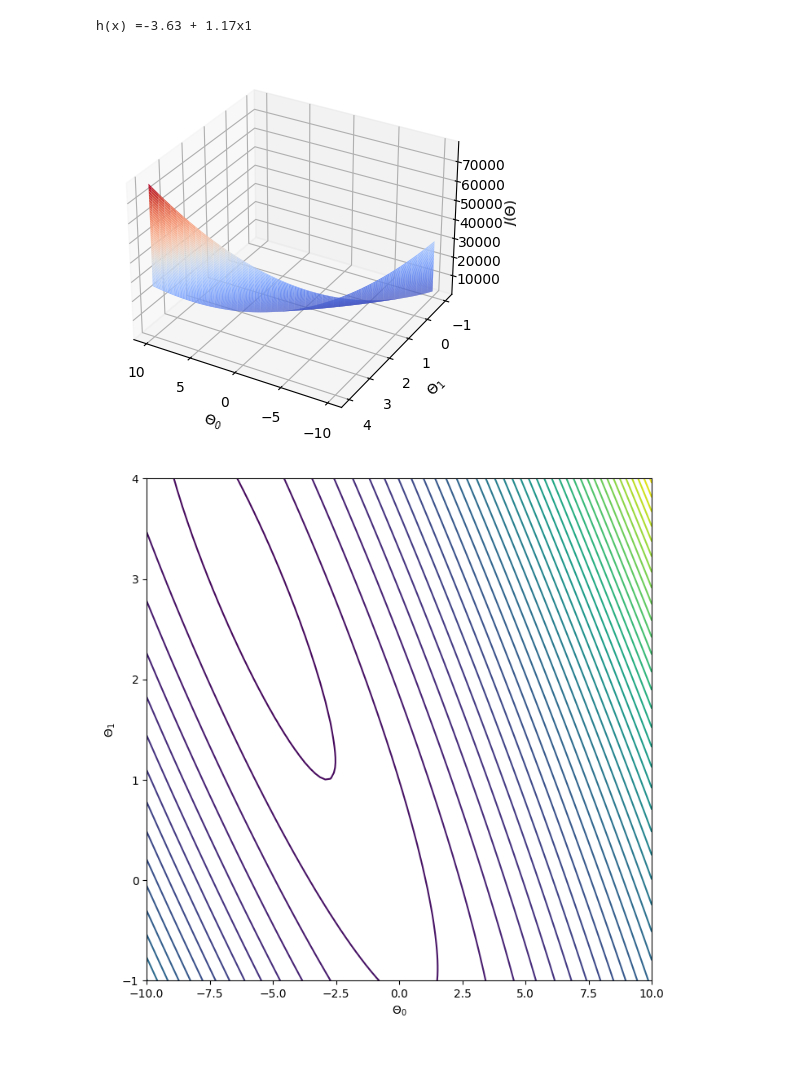
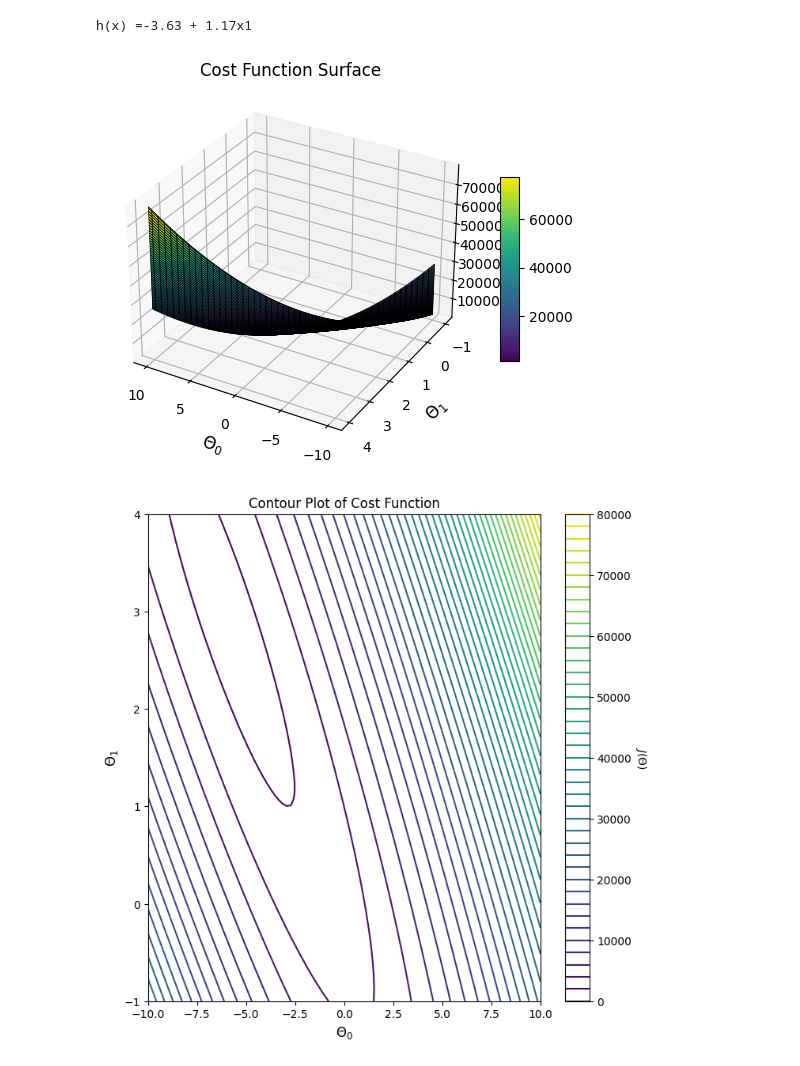
Before and after one commit to Bappy60/ML_Assignment, a Jupyter notebook: Contour Plot/contour_plot.ipynb, the cells around one changed output. Cells and saved outputs as stored; diff of their text form; code cells hidden in the pictures.

```diff
--- a/Contour Plot/contour_plot.ipynb
+++ b/Contour Plot/contour_plot.ipynb
@@ -57,10 +75,13 @@ Text(0.5, 1.0, 'Profit Prediction')
 # %%
 def computeCost(X,y,theta):
-    m=len(y)
-    predictions=X.dot(theta)
-    square_err=(predictions - y)**2
+    number_of_data = len(y)
+    predictions = X.dot(theta)
+    square_err = (predictions - y) ** 2
 
-    return 1/(2*m) * np.sum(square_err)
+    # Use np.sum directly without multiplying by 1/(2*number_of_data) for simplicity
+    cost = np.sum(square_err) / (2 * number_of_data)
+
+    return cost
 # %%
 data_n=data.values
 m=data_n[:,0].size
@@ -105,20 +126,42 @@ for i in range(len(theta0_vals)):
 # %%
 fig = plt.figure()
 ax = fig.add_subplot(111, projection='3d')
-surf=ax.plot_surface(theta0_vals,theta1_vals,J_vals,cmap="coolwarm")
 
-ax.set_xlabel("$\Theta_0$",fontsize=10)
-ax.set_ylabel("$\Theta_1$",fontsize=10)
-ax.set_zlabel("$J(\Theta)$",fontsize=10)
+# Change color by specifying the color parameter
+surf = ax.plot_surface(theta0_vals, theta1_vals, J_vals, cmap="viridis", edgecolor='k', linewidth=0.5)
 
-ax.view_init(30,120)
+# Customize axis labels and title
+ax.set_xlabel(r'$\Theta_0$', fontsize=12)
+ax.set_ylabel(r'$\Theta_1$', fontsize=12)
+ax.set_zlabel(r'$J(\Theta)$', fontsize=12)
+ax.set_title('Cost Function Surface')
+
+# Adjust the view angle
+ax.view_init(30, 120)
+
+# Add colorbar for reference
+fig.colorbar(surf, ax=ax, shrink=0.5, aspect=10)
+
+# Show the plot
+plt.show()
 # %% [output]
-[figure, old version]
+[figure, new version]
 # %%
 fig, ax = plt.subplots(figsize=(8, 8))
-contour = ax.contour(theta0_vals,theta1_vals,J_vals, levels=50)
-plt.xlabel("$\Theta_0$")
-plt.ylabel("$\Theta_1$")
+
+# Create a filled contour plot with specified levels
+contour = ax.contour(theta0_vals, theta1_vals, J_vals, levels=50, cmap='viridis')
+
+# Add labels and title
+plt.xlabel(r'$\Theta_0$', fontsize=12)
+plt.ylabel(r'$\Theta_1$', fontsize=12)
+plt.title('Contour Plot of Cost Function')
+
+# Add colorbar for reference
+colorbar = plt.colorbar(contour, ax=ax)
+colorbar.set_label('$J(\Theta)$', rotation=270, labelpad=15)
+
+# Show the plot
 plt.show()
 # %% [output]
-[figure, old version]
+[figure, new version]
```
Also changed, not shown: parts of 5 cells of this notebook.
